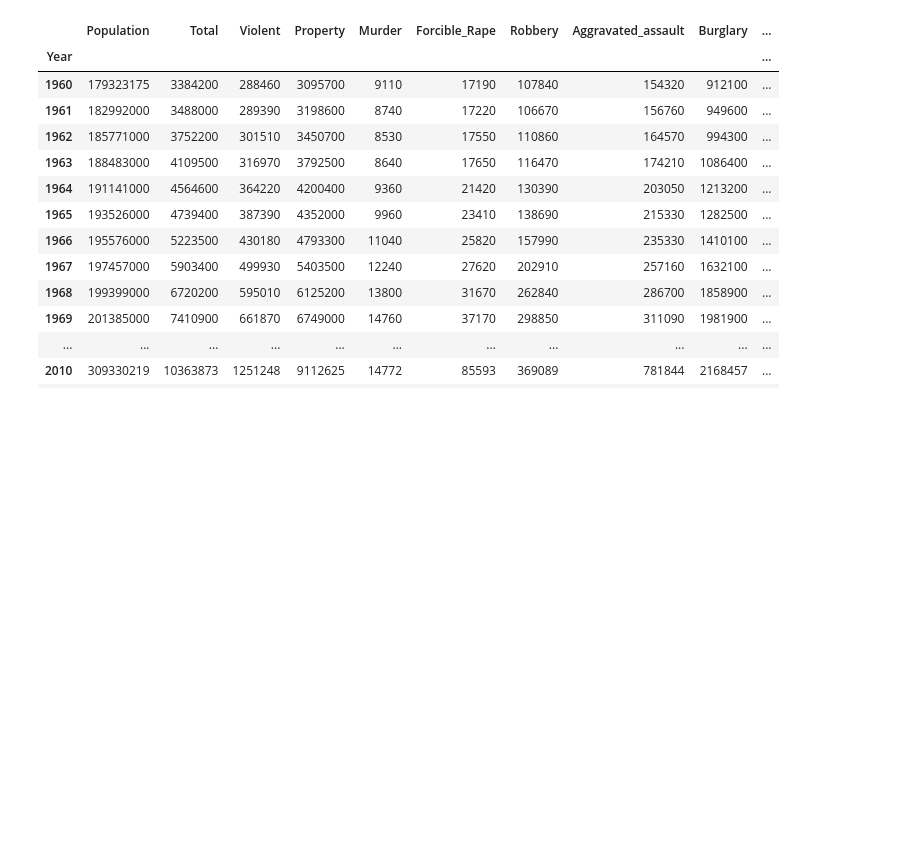
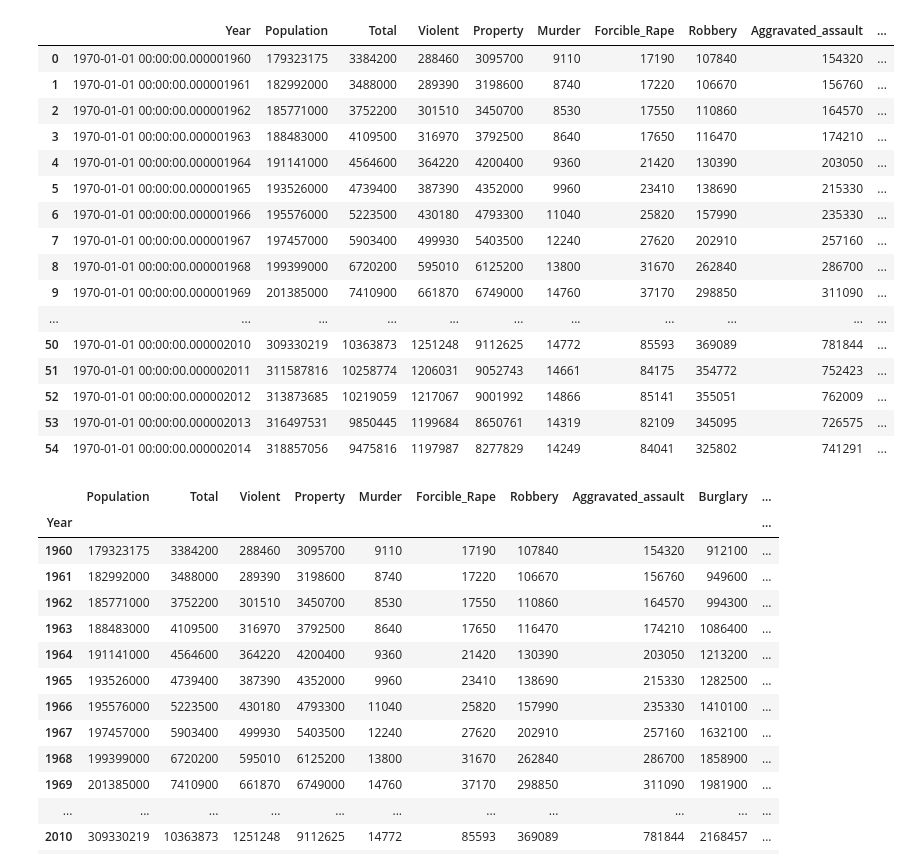
Before and after one commit to iamarjunsk/ML-Al, a Jupyter notebook: numpy and panda/Assignment/Assignment2.ipynb, the cells around one changed output. Cells and saved outputs as stored; diff of their text form; code cells hidden in the pictures; blank space fills up the shorter version.

```diff
--- a/numpy and panda/Assignment/Assignment2.ipynb
+++ b/numpy and panda/Assignment/Assignment2.ipynb
@@ -4,5 +4,6 @@ import pandas as pd
 df1=pd.read_csv('https://raw.githubusercontent.com/guipsamora/pandas_exercises/master/04_Apply/US_Crime_Rates/US_Crime_Rates_1960_2014.csv')
 # %%
 #Convert the type of the column Year to datetime64
-df1[]
+df1['Year']=df1['Year'].astype('datetime64[ns]')
+df1
 # %% [output]
@@ -10,3 +10,20 @@ KeyError: "None of [DatetimeIndex(['1970-01-01 00:00:00.000001960',\n
+|  | Year | Population | Total | Violent | Property | Murder | Forcible_Rape | Robbery | Aggravated_assault | ... |
+| 0 | 1970-01-01 00:00:00.000001960 | 179323175 | 3384200 | 288460 | 3095700 | 9110 | 17190 | 107840 | 154320 | ... |
+| 1 | 1970-01-01 00:00:00.000001961 | 182992000 | 3488000 | 289390 | 3198600 | 8740 | 17220 | 106670 | 156760 | ... |
+| 2 | 1970-01-01 00:00:00.000001962 | 185771000 | 3752200 | 301510 | 3450700 | 8530 | 17550 | 110860 | 164570 | ... |
+| 3 | 1970-01-01 00:00:00.000001963 | 188483000 | 4109500 | 316970 | 3792500 | 8640 | 17650 | 116470 | 174210 | ... |
+| 4 | 1970-01-01 00:00:00.000001964 | 191141000 | 4564600 | 364220 | 4200400 | 9360 | 21420 | 130390 | 203050 | ... |
+| 5 | 1970-01-01 00:00:00.000001965 | 193526000 | 4739400 | 387390 | 4352000 | 9960 | 23410 | 138690 | 215330 | ... |
+| 6 | 1970-01-01 00:00:00.000001966 | 195576000 | 5223500 | 430180 | 4793300 | 11040 | 25820 | 157990 | 235330 | ... |
+| 7 | 1970-01-01 00:00:00.000001967 | 197457000 | 5903400 | 499930 | 5403500 | 12240 | 27620 | 202910 | 257160 | ... |
+| 8 | 1970-01-01 00:00:00.000001968 | 199399000 | 6720200 | 595010 | 6125200 | 13800 | 31670 | 262840 | 286700 | ... |
+| 9 | 1970-01-01 00:00:00.000001969 | 201385000 | 7410900 | 661870 | 6749000 | 14760 | 37170 | 298850 | 311090 | ... |
+| ... | ... | ... | ... | ... | ... | ... | ... | ... | ... | ... |
+| 50 | 1970-01-01 00:00:00.000002010 | 309330219 | 10363873 | 1251248 | 9112625 | 14772 | 85593 | 369089 | 781844 | ... |
+| 51 | 1970-01-01 00:00:00.000002011 | 311587816 | 10258774 | 1206031 | 9052743 | 14661 | 84175 | 354772 | 752423 | ... |
+| 52 | 1970-01-01 00:00:00.000002012 | 313873685 | 10219059 | 1217067 | 9001992 | 14866 | 85141 | 355051 | 762009 | ... |
+| 53 | 1970-01-01 00:00:00.000002013 | 316497531 | 9850445 | 1199684 | 8650761 | 14319 | 82109 | 345095 | 726575 | ... |
+| 54 | 1970-01-01 00:00:00.000002014 | 318857056 | 9475816 | 1197987 | 8277829 | 14249 | 84041 | 325802 | 741291 | ... |
 # %%
 #Set the Year column as the index of the dataframe
 df1.set_index('Year')
```
Also changed, not shown: parts of 1 cell of this notebook.
